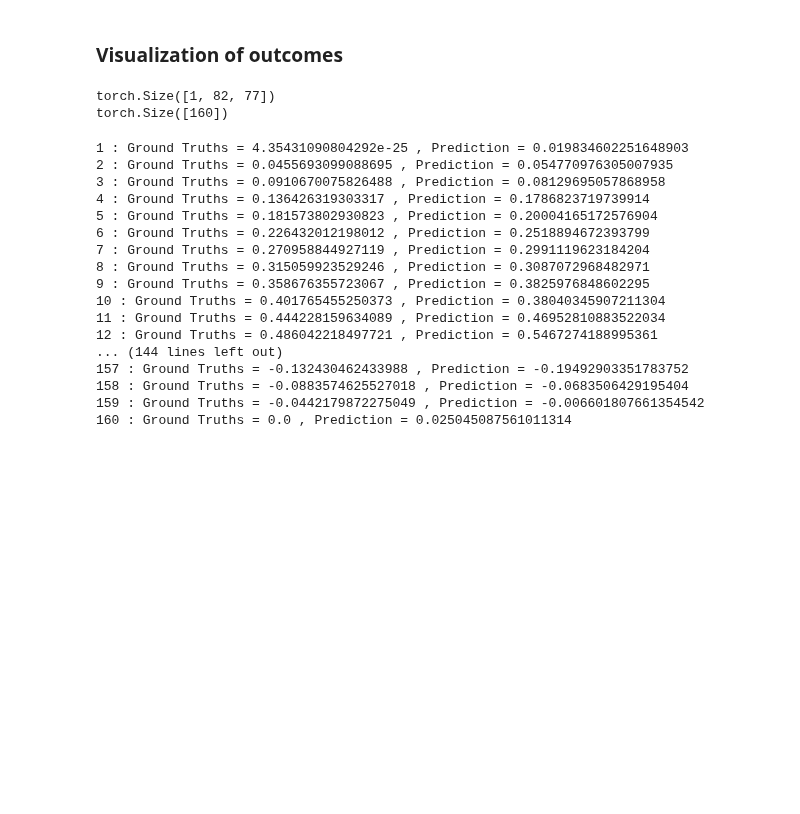
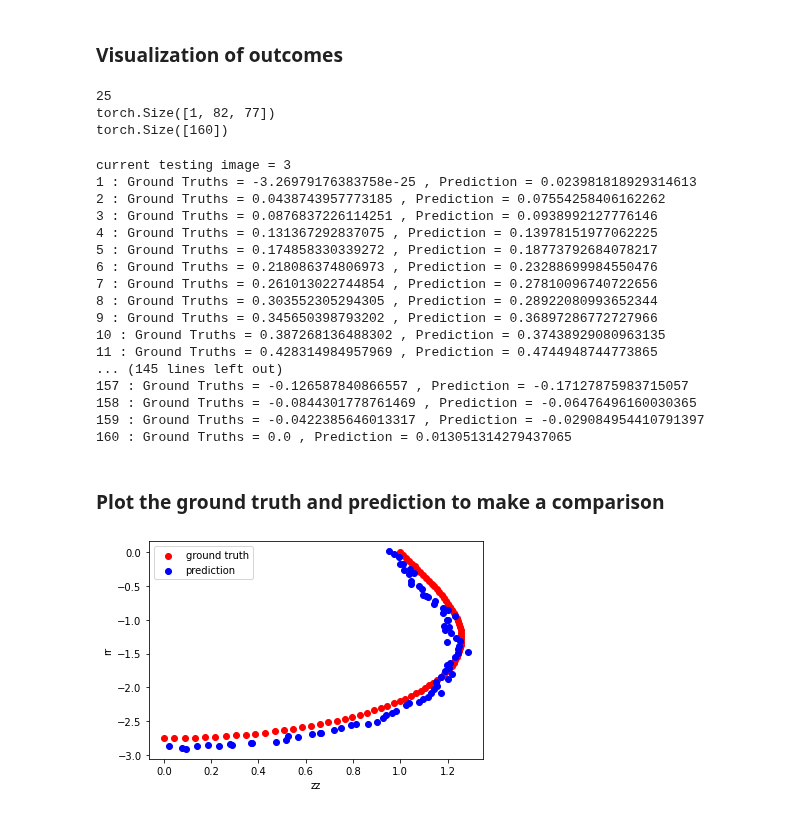
Before and after one commit to ShaoKAi100812/Pendant_Drop_Tensiometry_Prediction, a Jupyter notebook: main.ipynb, the cells around one changed output. Cells and saved outputs as stored; diff of their text form; code cells hidden in the pictures; blank space fills up the shorter version.

Commit message:
feat: Add the function of plotting rr and zz prediction

```diff
--- a/main.ipynb
+++ b/main.ipynb
@@ -399,41 +399,53 @@ epoch 100: train_loss = 0.0098, val_loss = 0.0084
 # %% [markdown]
 ### Visualization of outcomes
 # %%
-# testing cell
+# testing cell for better viewing the length
 train_x_pic, train_y_pic
 
-for t in range(len(train_x_pic)):
-    pass
-print(train_x_pic[t].shape)
-print(train_y_pic[t].shape)
+print(len(train_x_pic))
+print(train_x_pic[0].shape)
+print(train_y_pic[0].shape)
 # %% [output]
+25
 torch.Size([1, 82, 77])
 torch.Size([160])
 # %%
-# To be done!!!
 import random
 
 model_picture_trained = torch.load(PATH_PIC)
 
 rand = random.randint(0, len(test_x_pic)-1)
-score_example = prediction(model_picture_trained, test_x_pic[rand].reshape(1, 1, 82, 77))
+print("current testing image =", rand)
+
+score_pic = prediction(model_picture_trained, test_x_pic[rand].reshape(1, 1, 82, 77))
 for num in range(len(test_y_pic[rand])):
-    print(num+1, ": Ground Truths =", test_y_pic[rand, num].item(), ", Prediction =", score_example[0, num].item())
+    print(num+1, ": Ground Truths =", test_y_pic[rand, num].item(), ", Prediction =", score_pic[0, num].item())
 # %% [output]
-1 : Ground Truths = 4.35431090804292e-25 , Prediction = 0.019834602251648903
-2 : Ground Truths = 0.0455693099088695 , Prediction = 0.054770976305007935
-3 : Ground Truths = 0.0910670075826488 , Prediction = 0.08129695057868958
-4 : Ground Truths = 0.136426319303317 , Prediction = 0.1786823719739914
-5 : Ground Truths = 0.181573802930823 , Prediction = 0.20004165172576904
-6 : Ground Truths = 0.226432012198012 , Prediction = 0.2518894672393799
-7 : Ground Truths = 0.270958844927119 , Prediction = 0.2991119623184204
-8 : Ground Truths = 0.315059923529246 , Prediction = 0.3087072968482971
-9 : Ground Truths = 0.358676355723067 , Prediction = 0.3825976848602295
-10 : Ground Truths = 0.401765455250373 , Prediction = 0.38040345907211304
-11 : Ground Truths = 0.444228159634089 , Prediction = 0.46952810883522034
-12 : Ground Truths = 0.486042218497721 , Prediction = 0.5467274188995361
-... (144 lines left out)
-157 : Ground Truths = -0.132430462433988 , Prediction = -0.19492903351783752
-158 : Ground Truths = -0.0883574625527018 , Prediction = -0.0683506429195404
-159 : Ground Truths = -0.0442179872275049 , Prediction = -0.006601807661354542
-160 : Ground Truths = 0.0 , Prediction = 0.025045087561011314
+current testing image = 3
+1 : Ground Truths = -3.26979176383758e-25 , Prediction = 0.023981818929314613
+2 : Ground Truths = 0.0438743957773185 , Prediction = 0.07554258406162262
+3 : Ground Truths = 0.0876837226114251 , Prediction = 0.0938992127776146
+4 : Ground Truths = 0.131367292837075 , Prediction = 0.13978151977062225
+5 : Ground Truths = 0.174858330339272 , Prediction = 0.18773792684078217
+6 : Ground Truths = 0.218086374806973 , Prediction = 0.23288699984550476
+7 : Ground Truths = 0.261013022744854 , Prediction = 0.27810096740722656
+8 : Ground Truths = 0.303552305294305 , Prediction = 0.28922080993652344
+9 : Ground Truths = 0.345650398793202 , Prediction = 0.36897286772727966
+10 : Ground Truths = 0.387268136488302 , Prediction = 0.37438929080963135
+11 : Ground Truths = 0.428314984957969 , Prediction = 0.4744948744773865
+... (145 lines left out)
+157 : Ground Truths = -0.126587840866557 , Prediction = -0.17127875983715057
+158 : Ground Truths = -0.0844301778761469 , Prediction = -0.06476496160030365
+159 : Ground Truths = -0.0422385646013317 , Prediction = -0.029084954410791397
+160 : Ground Truths = 0.0 , Prediction = 0.013051314279437065
+# %% [markdown]
+### Plot the ground truth and prediction to make a comparison
+# %%
+plt.scatter(test_y_pic[rand, 0:80], test_y_pic[rand, 80:160], c="red", label="ground truth")
+plt.scatter(score_pic[0, 0:80], score_pic[0, 80:160], c="blue", label="prediction")
+plt.xlabel("zz")
+plt.ylabel("rr")
+plt.legend()
+plt.show()
+# %% [output]
+[figure, added]
```
Also changed, not shown: parts of 4 cells of this notebook.
